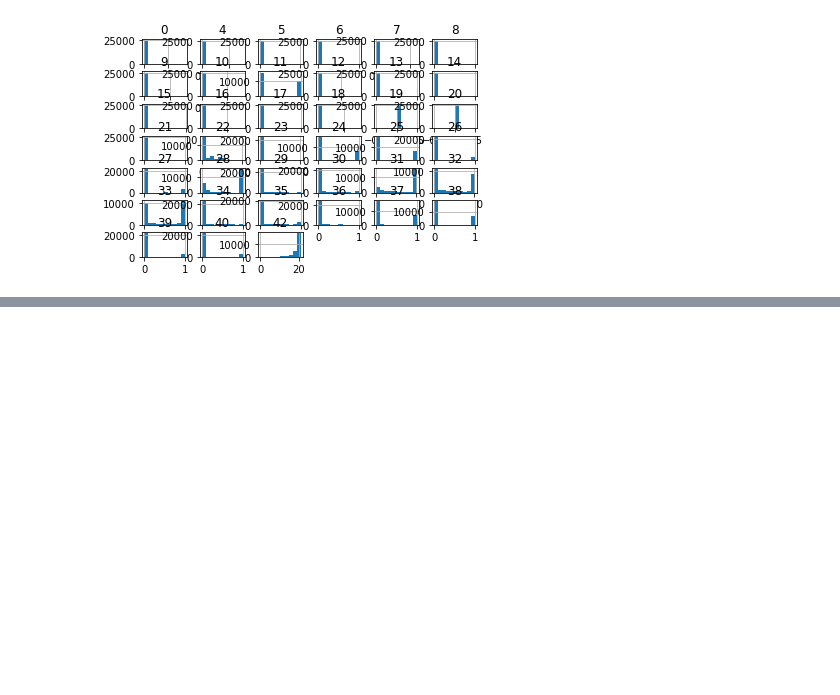
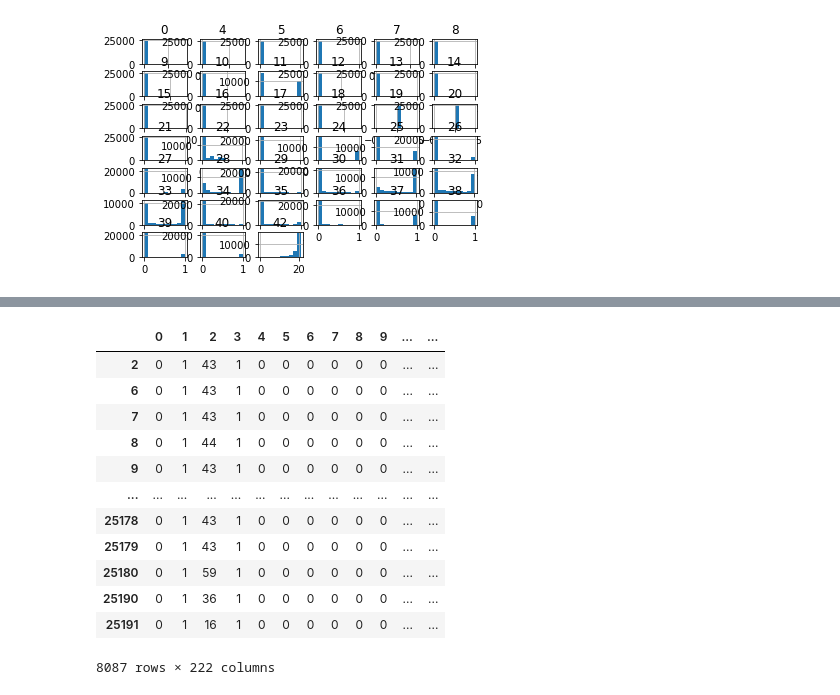
Before and after one commit to Rofkey/TFM_Bagging_Model, a Jupyter notebook: delaLlave_Ruben_Bagging.ipynb, the cells around one changed output, grey strips where cells are left out. Cells and saved outputs as stored; diff of their text form; code cells hidden in the pictures; blank space fills up the shorter version.

```diff
--- a/delaLlave_Ruben_Bagging.ipynb
+++ b/delaLlave_Ruben_Bagging.ipynb
@@ -84,0 +218,4 @@ plt.show()
+# %%
+#Conseguir Retencion en valores atipicos.
+dataset_out = dataset[~((dataset < (Q1 - 1.5 * IQR)) | (dataset > (Q3 + 1.5 * IQR))).any(axis=1)]
+dataset_out.shape
@@ -84,0 +230,11 @@ plt.show()
+# %%
+columns = dataset_out.columns.tolist() #get the columns
+columns_features = columns[:len(columns)-1] #drop the last one
+print(columns_features)
+end_transf=dataset_out.columns[len(columns)-1]
+
+X=dataset_out.loc[:,columns_features] #features
+Y=dataset_out.loc[:,end_transf] #target
+
+print(X)
+print(Y)
@@ -84,0 +305,12 @@ plt.show()
+# %%
+# Con select_dtypes se selecciona todas las columnas con un determinado tipo d en una trama de objetos, para luego aplicar cat.codes en cada una de las columnas.
+
+X.loc[:,1:3]=X.loc[:,1:3].astype('category')
+
+cat_columns = X.select_dtypes(['category']).columns
+cat_columns
+
+X[cat_columns] = X[cat_columns].apply(lambda x: x.cat.codes)
+#print(X.info())
+
+#X.loc[:,1:3]
@@ -84,0 +335,4 @@ plt.show()
+# %%
+var_dummies = []
+for i in [1, 2, 3]:
+    var_dummies.append(pd.get_dummies(X, columns=[i]));
@@ -84,0 +452,18 @@ plt.show()
+# %%
+#Concatenar el DataFrame original y el DataFrame ficticio con concat
+X_transf = pd.concat([X, var_dummies[0], var_dummies[1], var_dummies[2]], axis=1)
+X_transf
+# %% [output]
+|  | 0 | 1 | 2 | 3 | 4 | 5 | 6 | 7 | 8 | 9 | ... | ... |
+| 2 | 0 | 1 | 43 | 1 | 0 | 0 | 0 | 0 | 0 | 0 | ... | ... |
+| 6 | 0 | 1 | 43 | 1 | 0 | 0 | 0 | 0 | 0 | 0 | ... | ... |
+| 7 | 0 | 1 | 43 | 1 | 0 | 0 | 0 | 0 | 0 | 0 | ... | ... |
+| 8 | 0 | 1 | 44 | 1 | 0 | 0 | 0 | 0 | 0 | 0 | ... | ... |
+| 9 | 0 | 1 | 43 | 1 | 0 | 0 | 0 | 0 | 0 | 0 | ... | ... |
+| ... | ... | ... | ... | ... | ... | ... | ... | ... | ... | ... | ... | ... |
+| 25178 | 0 | 1 | 43 | 1 | 0 | 0 | 0 | 0 | 0 | 0 | ... | ... |
+| 25179 | 0 | 1 | 43 | 1 | 0 | 0 | 0 | 0 | 0 | 0 | ... | ... |
+| 25180 | 0 | 1 | 59 | 1 | 0 | 0 | 0 | 0 | 0 | 0 | ... | ... |
+| 25190 | 0 | 1 | 36 | 1 | 0 | 0 | 0 | 0 | 0 | 0 | ... | ... |
+| 25191 | 0 | 1 | 16 | 1 | 0 | 0 | 0 | 0 | 0 | 0 | ... | ... |
+8087 rows × 222 columns
```
Also changed, not shown: parts of 22 cells of this notebook.
